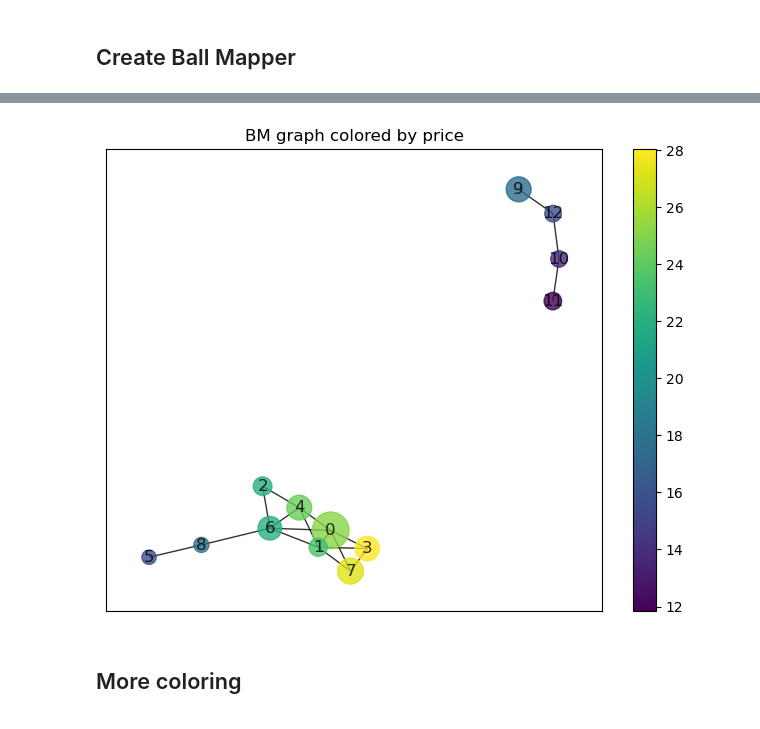
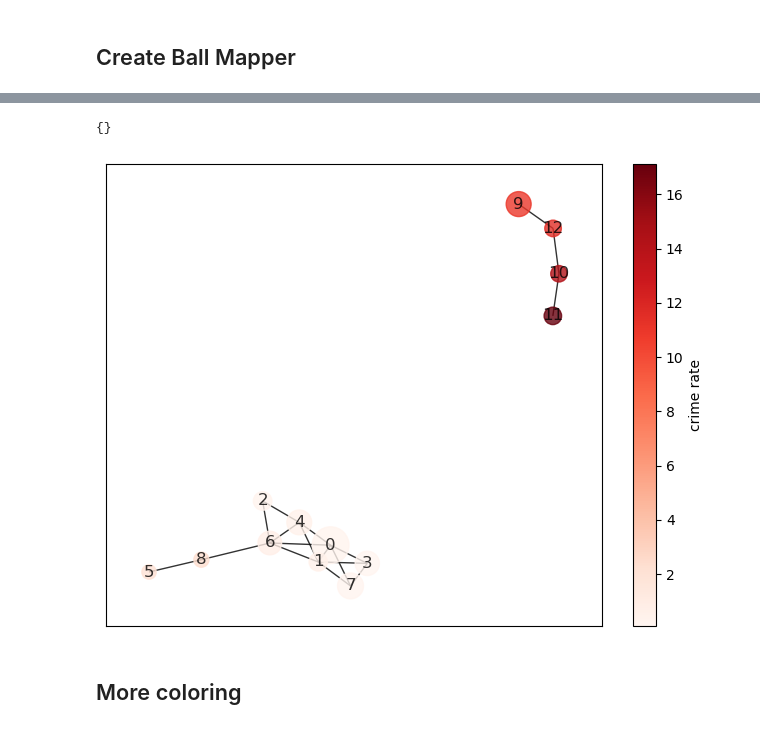
Before and after one commit to dioscuri-tda/pyBallMapper, a Jupyter notebook: notebooks/example_2_boston_property.ipynb, the cells around one changed output, grey strips where cells are left out. Saved outputs shown, nothing was run; the diff lists cells and outputs as text; code cells hidden in the pictures.

```diff
--- a/notebooks/example_2_boston_property.ipynb
+++ b/notebooks/example_2_boston_property.ipynb
@@ -60,16 +89,18 @@ my_rainbow_palette = cm.get_cmap('viridis')
 # %%
-bm.add_coloring(values_df)
+# bm.add_coloring(values_df)
 # we can color the graph by any column in coloring_df
 
 plt.figure(figsize= (8,6))
-my_variable = 'price'
-bm.add_coloring(coloring_df=values_df)
+my_variable = 'V1'
+bm.add_coloring(coloring_df=points_df)
 # The BallMapper class has a builtin plotting method, buit around nx.draw_networkx
-bm.draw_networkx(coloring_variable=my_variable, color_palette=my_rainbow_palette, colorbar=True)
-plt.title('BM graph colored by {}'.format(my_variable))
+bm.draw_networkx(coloring_variable=my_variable, color_palette=cm.get_cmap('Reds'), colorbar=True, colorbar_label='crime rate')
+# plt.title('BM graph colored by {}'.format(my_variable))
+plt.savefig('boston_BM_crime.pdf')
 plt.show()
 # %% [output]
+{}
-[figure, old version]
+[figure, new version]
 # %% [markdown]
 ## More coloring
 # %% [markdown]
```
Also changed, not shown: parts of 6 cells of this notebook, 13 other files.
